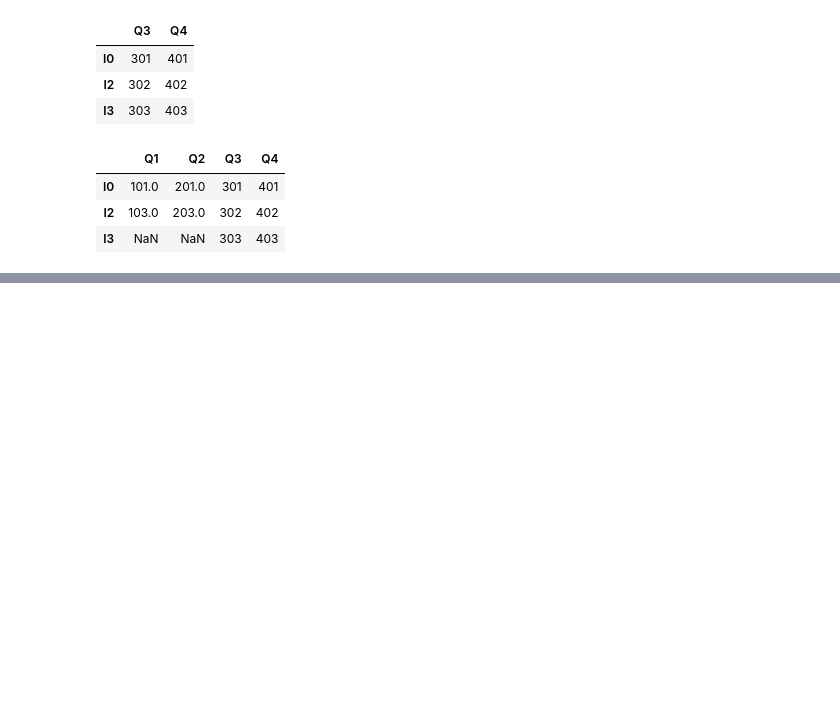
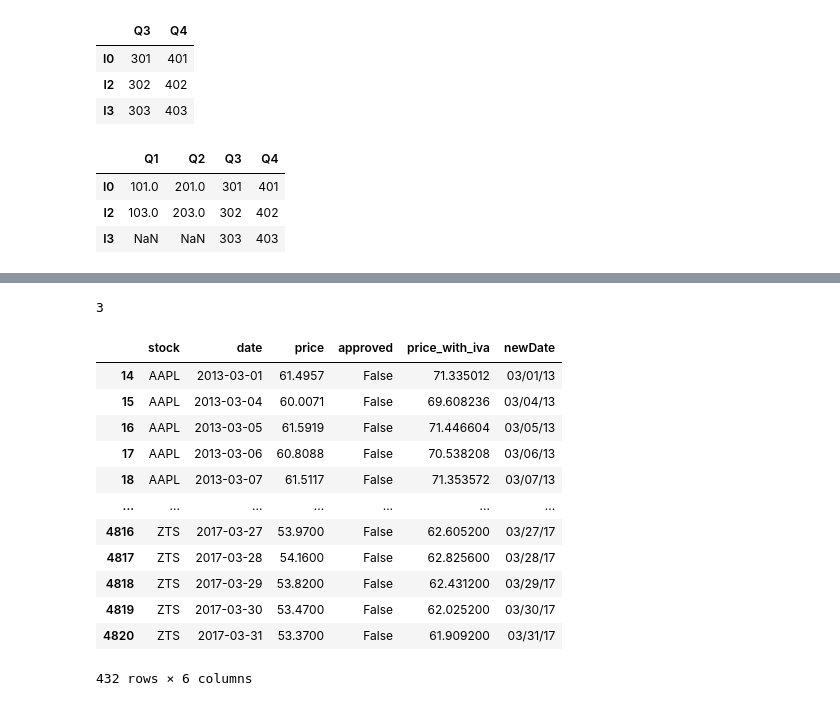
Before and after one commit to oscahumbertomr/python-AI---ML--Business-Applications, a Jupyter notebook: week1-Python-for-Data-Science/pandas.ipynb, the cells around one changed output, grey strips where cells are left out. Drawn from its saved outputs; the diff is of its cells as text; code cells hidden in the pictures; blank space fills up the shorter version.

```diff
--- a/week1/pandas.ipynb
+++ b/week1-Python-for-Data-Science/pandas.ipynb
@@ -482,0 +766,23 @@ data_quarters.join(data_quarters_new, how="right")
+# %%
+from datetime import datetime
+
+currentMonth = datetime.now().month
+print(currentMonth)
+# %% [output]
+3
+# %%
+df[df['date'].dt.month == currentMonth]
+# %% [output]
+|  | stock | date | price | approved | price_with_iva | newDate |
+| 14 | AAPL | 2013-03-01 | 61.4957 | False | 71.335012 | 03/01/13 |
+| 15 | AAPL | 2013-03-04 | 60.0071 | False | 69.608236 | 03/04/13 |
+| 16 | AAPL | 2013-03-05 | 61.5919 | False | 71.446604 | 03/05/13 |
+| 17 | AAPL | 2013-03-06 | 60.8088 | False | 70.538208 | 03/06/13 |
+| 18 | AAPL | 2013-03-07 | 61.5117 | False | 71.353572 | 03/07/13 |
+| ... | ... | ... | ... | ... | ... | ... |
+| 4816 | ZTS | 2017-03-27 | 53.9700 | False | 62.605200 | 03/27/17 |
+| 4817 | ZTS | 2017-03-28 | 54.1600 | False | 62.825600 | 03/28/17 |
+| 4818 | ZTS | 2017-03-29 | 53.8200 | False | 62.431200 | 03/29/17 |
+| 4819 | ZTS | 2017-03-30 | 53.4700 | False | 62.025200 | 03/30/17 |
+| 4820 | ZTS | 2017-03-31 | 53.3700 | False | 61.909200 | 03/31/17 |
+432 rows × 6 columns
```
Also changed, not shown: parts of 47 cells of this notebook, 13 other files.
